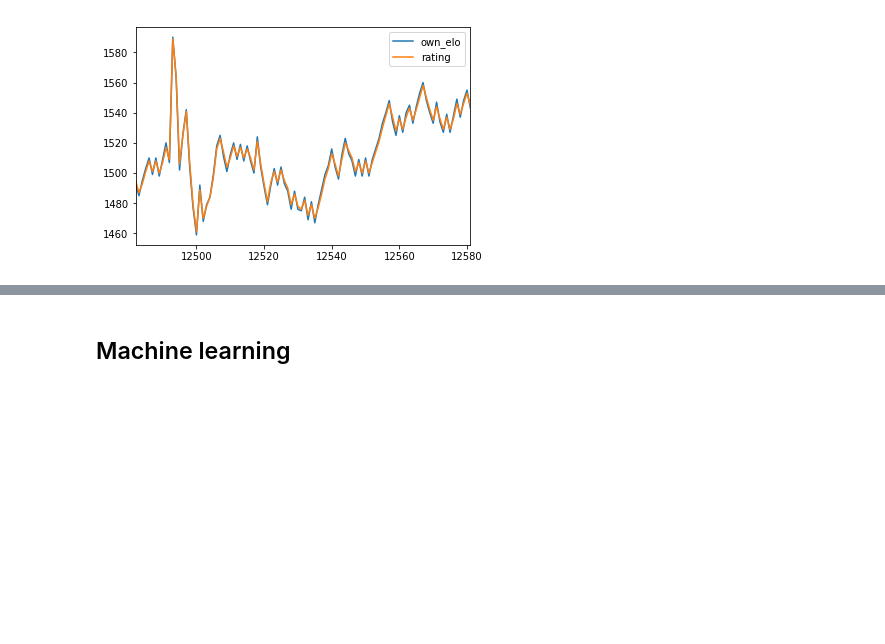
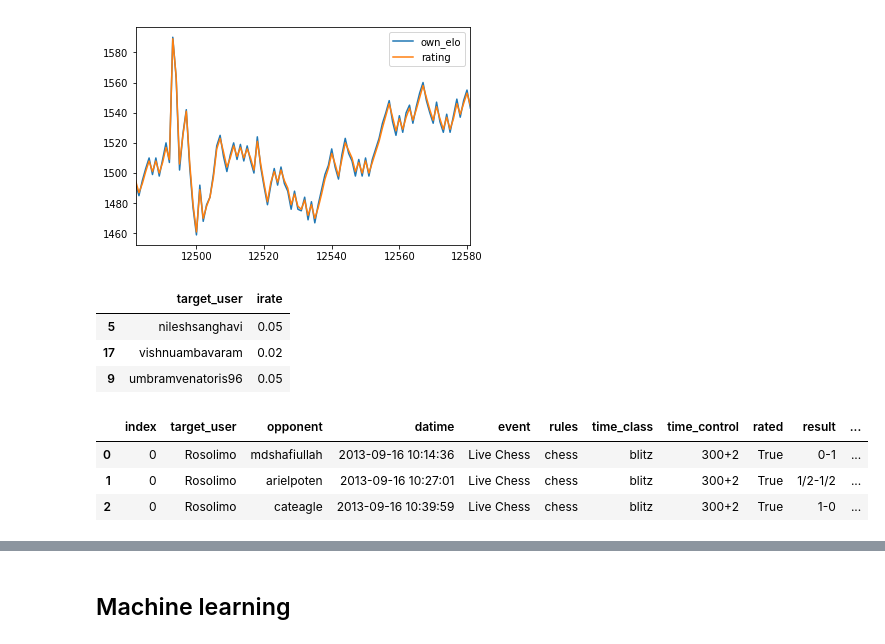
Before and after one commit to rosolimo212/chesscom, a Jupyter notebook: Current_user_forec.ipynb, the cells around one changed output, grey strips where cells are left out. Saved outputs shown, nothing was run; the diff lists cells and outputs as text; code cells hidden in the pictures; blank space fills up the shorter version.

Commit message:
User new metrics

```diff
--- a/Current_user_forec.ipynb
+++ b/Current_user_forec.ipynb
@@ -422,0 +456,7 @@ df[['own_elo', 'rating']][-100:].plot()
+# %%
+ir.sample(3)
+# %% [output]
+|  | target_user | irate |
+| 5 | nileshsanghavi | 0.05 |
+| 17 | vishnuambavaram | 0.02 |
+| 9 | umbramvenatoris96 | 0.05 |
@@ -422,0 +531,43 @@ df[['own_elo', 'rating']][-100:].plot()
+# %%
+# номер партии в сессии
+sessions=get_data("""
+
+select *
+        , row_number() over (partition by session_id order by datime) game_ss_number
+from
+(
+    select *
+            , concat(cast(target_user as text),
+                    '-',
+                    cast(sum(is_new_session) over (partition by target_user order by datime) as text)) session_id
+    from
+    (
+            SELECT *
+                    , row_number() over (partition by target_user order by datime) part_num
+                    , lag(datime) over (partition by target_user order by datime) last_game
+                    , date_part('minute',
+                        (datime-lag(datime) over (partition by target_user order by datime))) form_last_game
+                    , case
+                        when date_part('minute',
+                        (datime-lag(datime) over (partition by target_user order by datime)))>30 then 1
+                        else 0
+                      end is_new_session
+            FROM chesscom_players
+            where
+            datime>='2000-01-01'
+            and rules='chess' and rated='True'
+            and target_user='{user}'
+    ) t1
+) t2
+
+
+""".format(
+    user=current_user
+))
+# %%
+sessions[0:3]
+# %% [output]
+|  | index | target_user | opponent | datime | event | rules | time_class | time_control | rated | result | ... |
+| 0 | 0 | Rosolimo | mdshafiullah | 2013-09-16 10:14:36 | Live Chess | chess | blitz | 300+2 | True | 0-1 | ... |
+| 1 | 0 | Rosolimo | arielpoten | 2013-09-16 10:27:01 | Live Chess | chess | blitz | 300+2 | True | 1/2-1/2 | ... |
+| 2 | 0 | Rosolimo | cateagle | 2013-09-16 10:39:59 | Live Chess | chess | blitz | 300+2 | True | 1-0 | ... |
```
Also changed, not shown: parts of 12 cells of this notebook.
